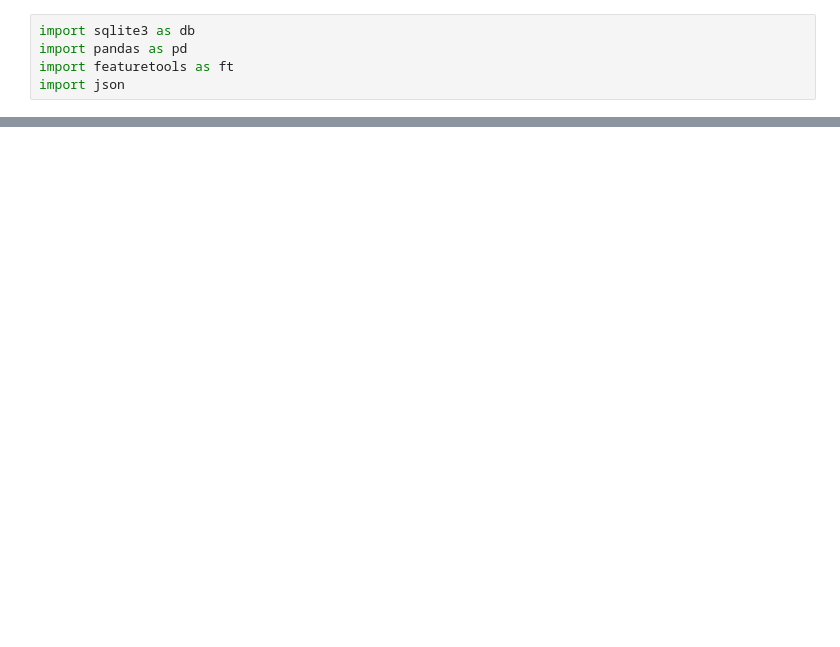
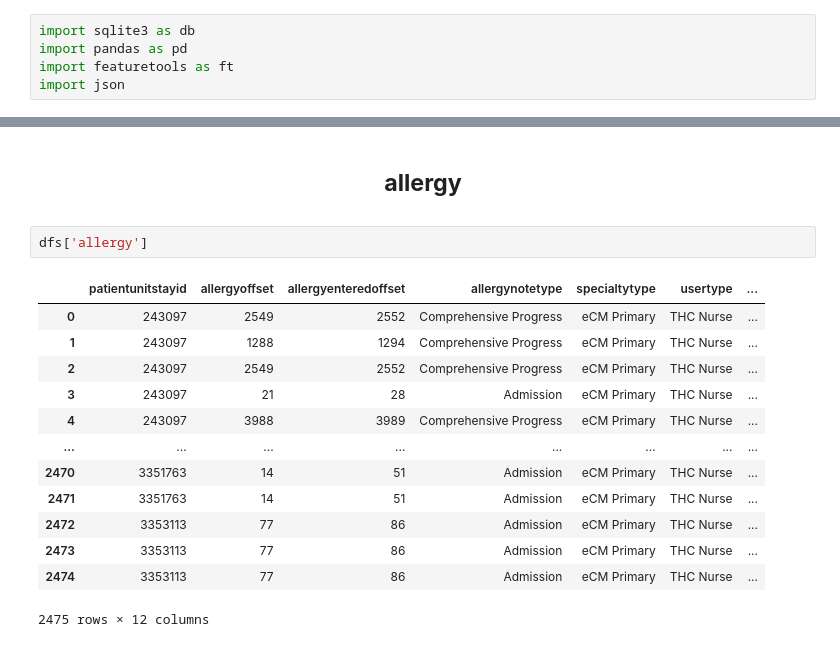
Before and after one commit to ThePylots/Reto1_Prediccion_Estancia_UCI, a Jupyter notebook: src/data_cleaning.ipynb, the cells around one changed output, grey strips where cells are left out. Drawn from its saved outputs; the diff is of its cells as text; blank space fills up the shorter version.

```diff
--- a/src/data_cleaning.ipynb
+++ b/src/data_cleaning.ipynb
@@ -163,0 +133,18 @@ Name: providertype, Length: 5627, dtype: bool
+# %% [markdown]
+<center><h2><b>allergy</b></h2></center>
+# %%
+dfs['allergy']
+# %% [output]
+|  | patientunitstayid | allergyoffset | allergyenteredoffset | allergynotetype | specialtytype | usertype | ... |
+| 0 | 243097 | 2549 | 2552 | Comprehensive Progress | eCM Primary | THC Nurse | ... |
+| 1 | 243097 | 1288 | 1294 | Comprehensive Progress | eCM Primary | THC Nurse | ... |
+| 2 | 243097 | 2549 | 2552 | Comprehensive Progress | eCM Primary | THC Nurse | ... |
+| 3 | 243097 | 21 | 28 | Admission | eCM Primary | THC Nurse | ... |
+| 4 | 243097 | 3988 | 3989 | Comprehensive Progress | eCM Primary | THC Nurse | ... |
+| ... | ... | ... | ... | ... | ... | ... | ... |
+| 2470 | 3351763 | 14 | 51 | Admission | eCM Primary | THC Nurse | ... |
+| 2471 | 3351763 | 14 | 51 | Admission | eCM Primary | THC Nurse | ... |
+| 2472 | 3353113 | 77 | 86 | Admission | eCM Primary | THC Nurse | ... |
+| 2473 | 3353113 | 77 | 86 | Admission | eCM Primary | THC Nurse | ... |
+| 2474 | 3353113 | 77 | 86 | Admission | eCM Primary | THC Nurse | ... |
+2475 rows × 12 columns
```
Also changed, not shown: parts of 13 cells of this notebook, 3 other files.
